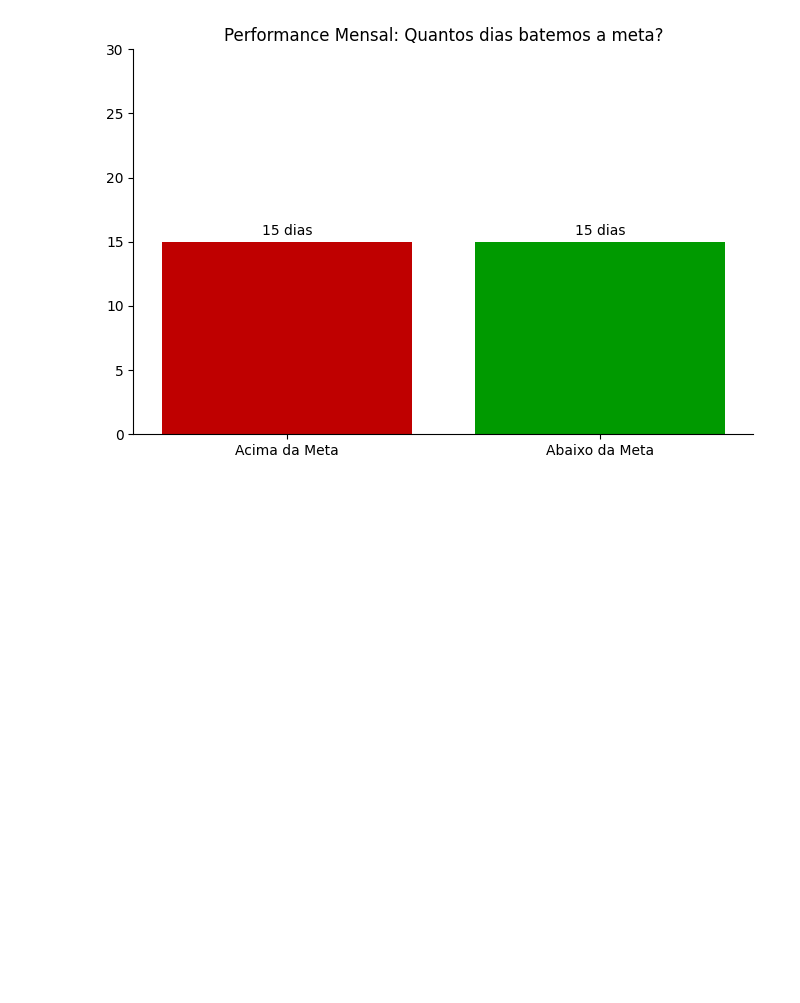
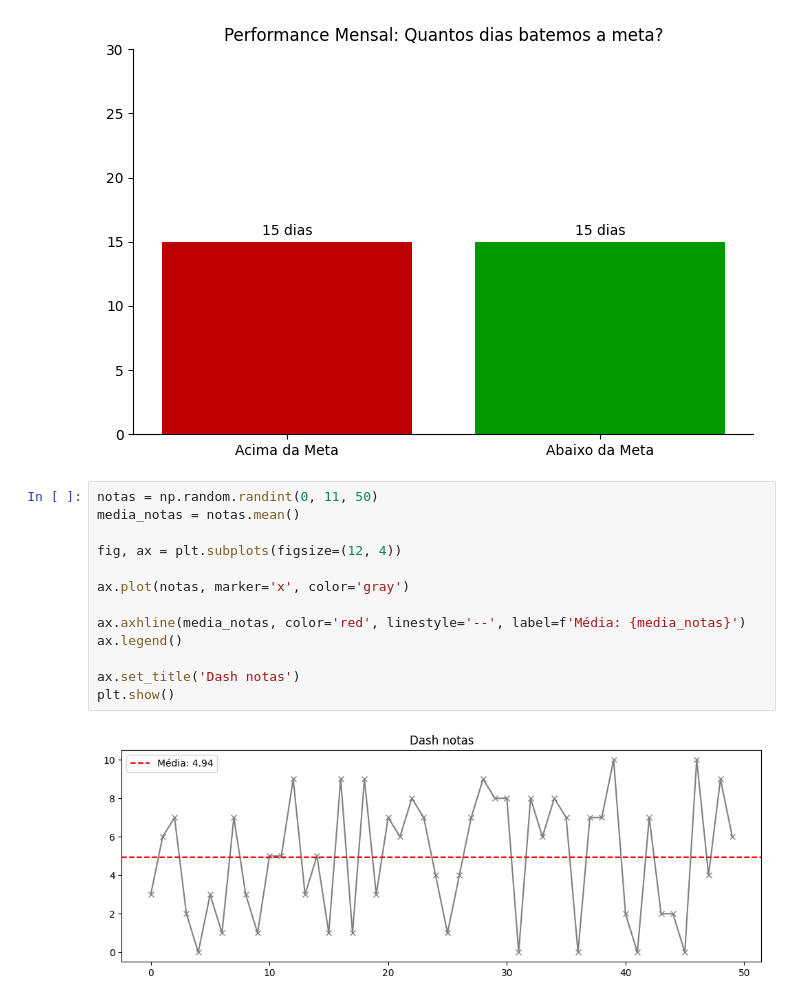
Before and after one commit to Henrique-Mourao/Dados, a Jupyter notebook: Semana_4/Aula_12/aula12.ipynb, the cells around one changed output. Saved outputs shown, nothing was run; the diff lists cells and outputs as text; blank space fills up the shorter version.

Commit message:
adicinando sea / plotAula12

```diff
--- a/Semana_4/Aula_12/aula12.ipynb
+++ b/Semana_4/Aula_12/aula12.ipynb
@@ -91,3 +91,18 @@ ax.spines['right'].set_visible(False)
 plt.show()
 # %% [output]
 [figure]
+# %%
+notas = np.random.randint(0, 11, 50)
+media_notas = notas.mean()
+
+fig, ax = plt.subplots(figsize=(12, 4))
+
+ax.plot(notas, marker='x', color='gray')
+
+ax.axhline(media_notas, color='red', linestyle='--', label=f'Média: {media_notas}')
+ax.legend()
+
+ax.set_title('Dash notas')
+plt.show()
+# %% [output]
+[figure, added]
```
Also changed, not shown: 1 other file.
